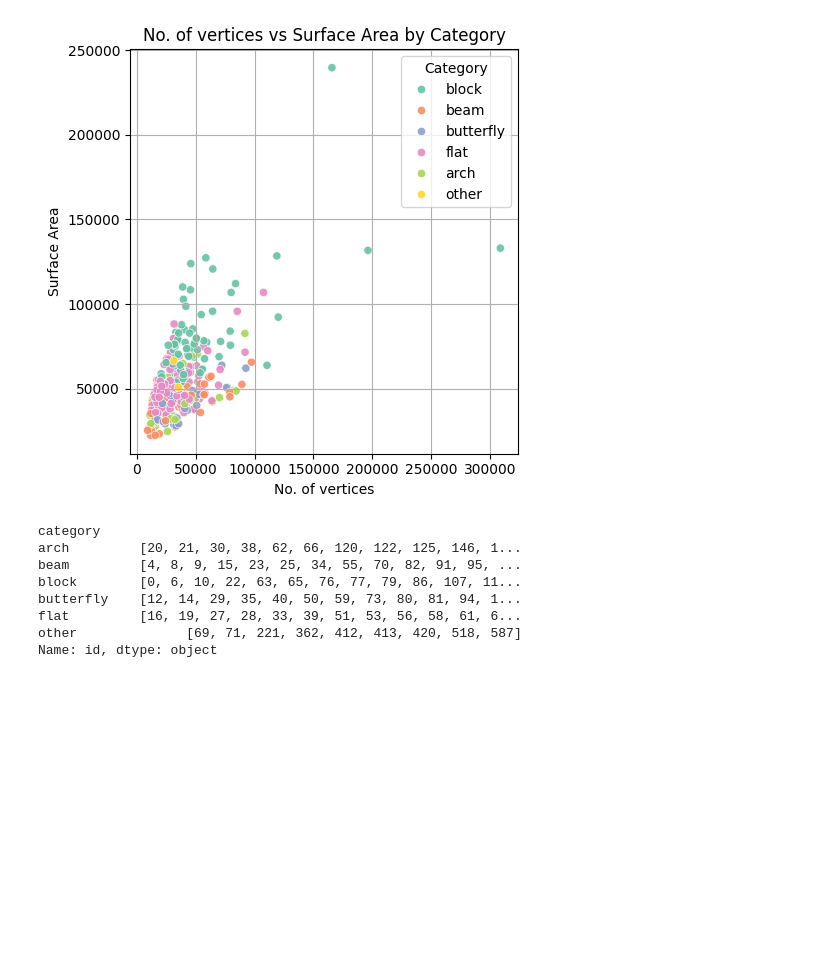
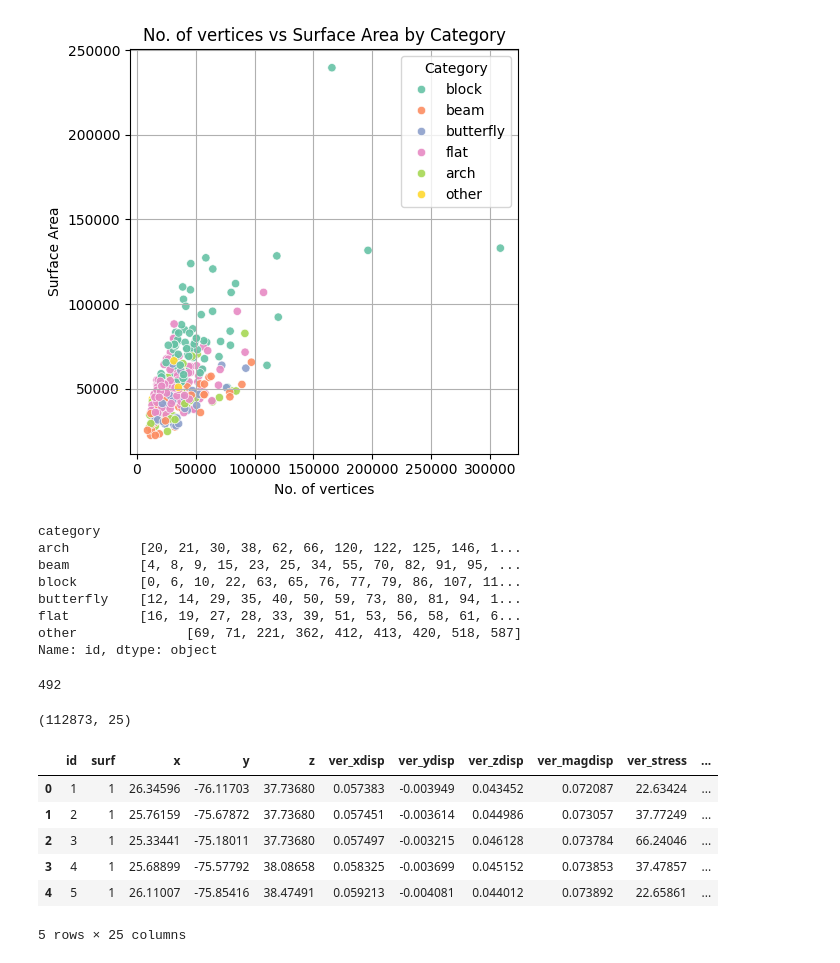
Before and after one commit to mishramlan/JEB-structural-simulation, a Jupyter notebook: Notebooks/Data_Analysis/mesh_analysis.ipynb, the cells around one changed output. Cells and saved outputs as stored; diff of their text form; code cells hidden in the pictures; blank space fills up the shorter version.

```diff
--- a/Notebooks/Data_Analysis/mesh_analysis.ipynb
+++ b/Notebooks/Data_Analysis/mesh_analysis.ipynb
@@ -92,3 +110,8 @@ butterfly    [12, 14, 29, 35, 40, 50, 59, 73, 80, 81, 94, 1...
 flat         [16, 19, 27, 28, 33, 39, 51, 53, 56, 58, 61, 6...
 other              [69, 71, 221, 362, 412, 413, 420, 518, 587]
 Name: id, dtype: object
+# %%
+stiffest_id = cad_data.loc[cad_data['max_dia_magdisp'].idxmin(), 'id']
+print(stiffest_id)
+# %% [output]
+492
@@ -94,0 +126,16 @@ Name: id, dtype: object
+# %%
+sim_data = pd.read_csv('/Users/User/Documents/Project_JEB/JEB_Data/SimJEB_simresults_.csv._firsthalf/SimJEB_simresults_(csv)_firsthalf/0field.csv')
+# %%
+sim_data.shape
+# %% [output]
+(112873, 25)
+# %%
+sim_data.head(5)
+# %% [output]
+|  | id | surf | x | y | z | ver_xdisp | ver_ydisp | ver_zdisp | ver_magdisp | ver_stress | ... |
+| 0 | 1 | 1 | 26.34596 | -76.11703 | 37.73680 | 0.057383 | -0.003949 | 0.043452 | 0.072087 | 22.63424 | ... |
+| 1 | 2 | 1 | 25.76159 | -75.67872 | 37.73680 | 0.057451 | -0.003614 | 0.044986 | 0.073057 | 37.77249 | ... |
+| 2 | 3 | 1 | 25.33441 | -75.18011 | 37.73680 | 0.057497 | -0.003215 | 0.046128 | 0.073784 | 66.24046 | ... |
+| 3 | 4 | 1 | 25.68899 | -75.57792 | 38.08658 | 0.058325 | -0.003699 | 0.045152 | 0.073853 | 37.47857 | ... |
+| 4 | 5 | 1 | 26.11007 | -75.85416 | 38.47491 | 0.059213 | -0.004081 | 0.044012 | 0.073892 | 22.65861 | ... |
+5 rows × 25 columns
```
Also changed, not shown: parts of 6 cells of this notebook, 3 other files.
